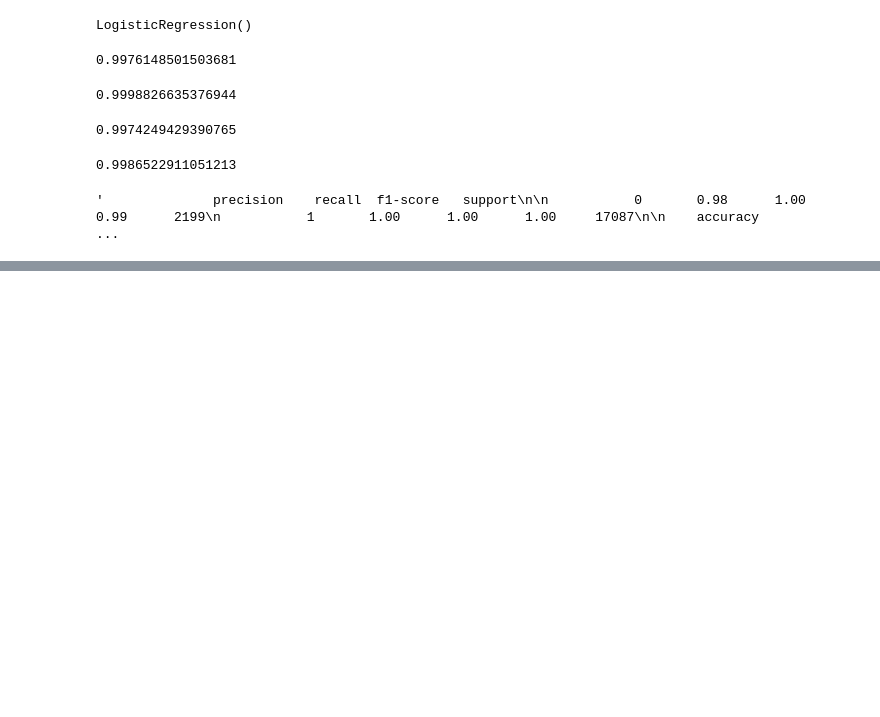
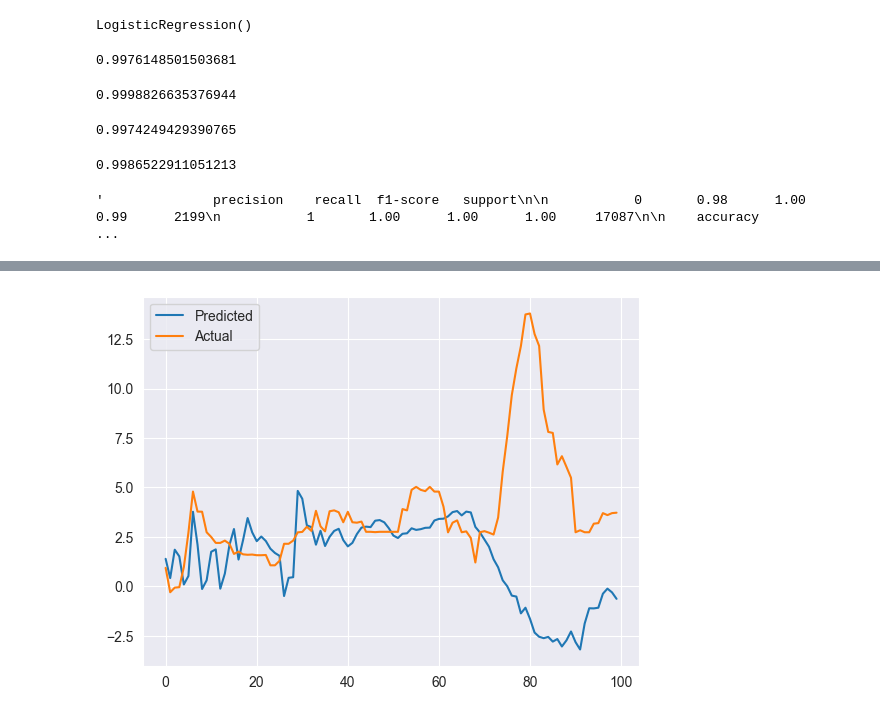
Before and after one commit to srdataml-droid/IC_ML_01, a Jupyter notebook: IC_ML_01.ipynb, the cells around one changed output, grey strips where cells are left out. Cells and saved outputs as stored; diff of their text form; code cells hidden in the pictures; blank space fills up the shorter version.

Commit message:
Model built

```diff
--- a/IC_ML_01.ipynb
+++ b/IC_ML_01.ipynb
@@ -387,0 +492,8 @@ classification
+# %%
+model = Sequential([
+    LSTM(50, activation = 'relu', input_shape = (sequence_length,11)),
+    Dense(1)
+])
+# %%
+model.compile(optimizer='adam',loss ='mse')
+model.fit(train_ds, epochs = 10, validation_data = test_ds)
@@ -387,0 +527,2 @@ classification
+# %%
+prediction = model.predict(test_ds)
@@ -387,0 +531,9 @@ classification
+# %%
+y_true  = np.concatenate([y.numpy().flatten() for _, y in test_ds], axis=0)
+# %%
+plt.plot(prediction[:100],label = 'Predicted')
+plt.plot(y_true[:100], label ="Actual")
+plt.legend()
+plt.show()
+# %% [output]
+[figure, added]
```
Also changed, not shown: parts of 34 cells of this notebook.
